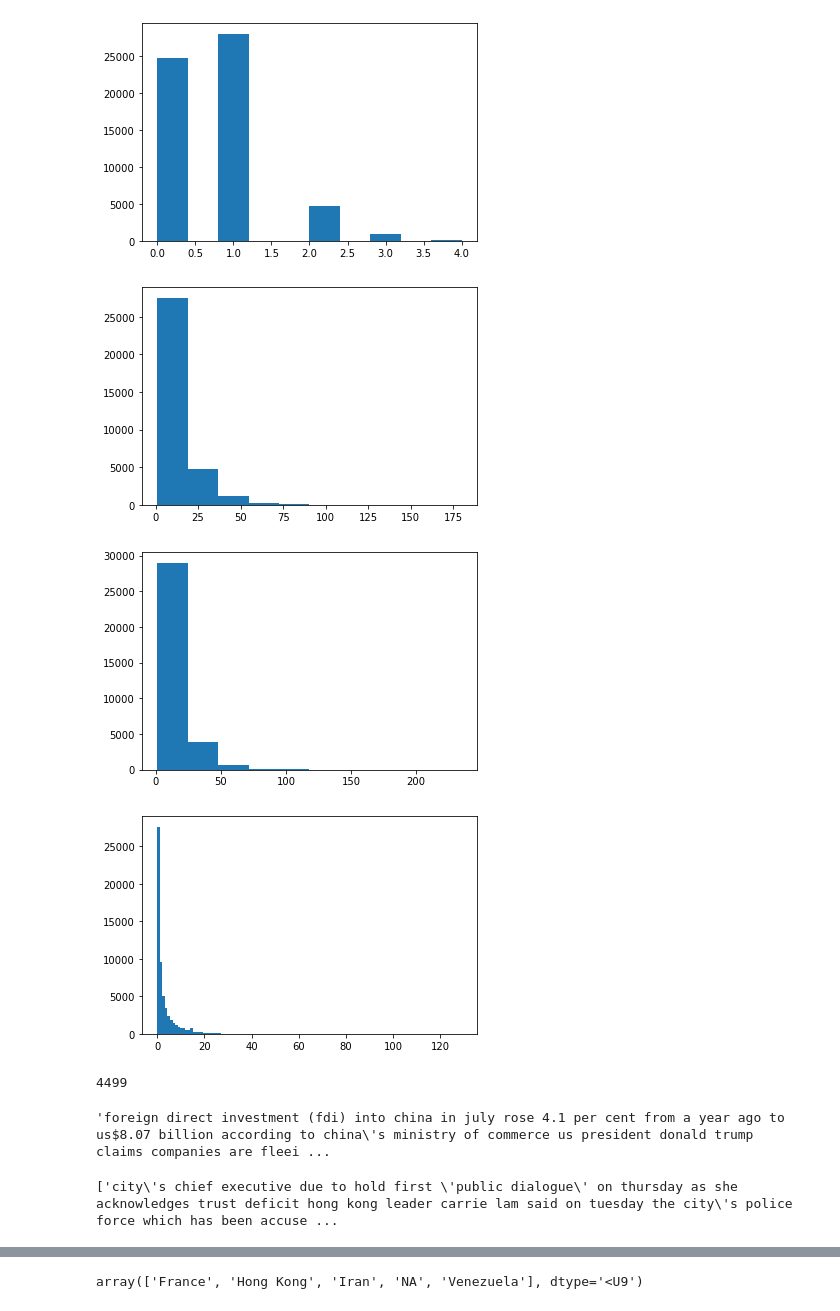
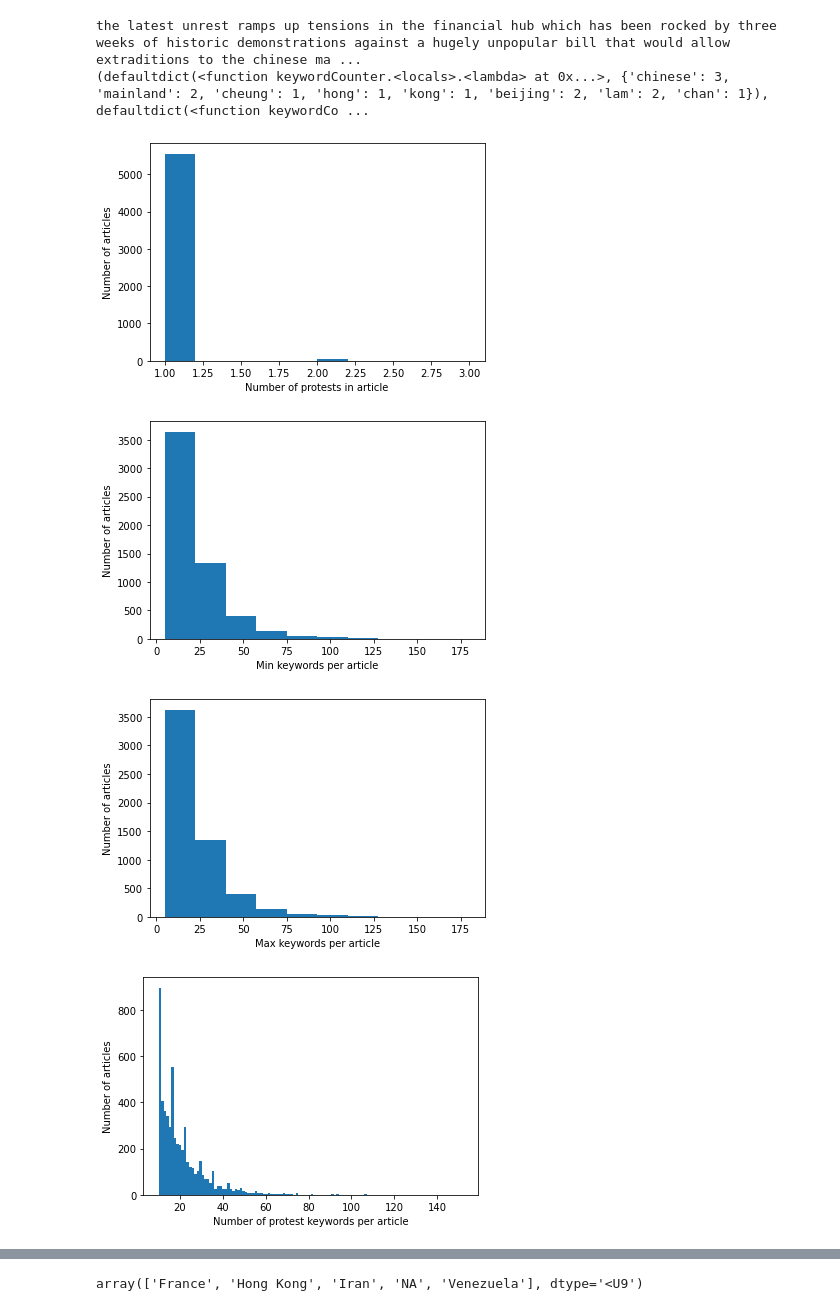
Before and after one commit to FelixLabelle/data_cleaner, a Jupyter notebook: data_filter_v2.ipynb, the cells around one changed output, grey strips where cells are left out. Saved outputs shown, nothing was run; the diff lists cells and outputs as text; code cells hidden in the pictures.

```diff
--- a/data_filter_v2.ipynb
+++ b/data_filter_v2.ipynb
@@ -109,0 +145,26 @@ kw_counts[0]
+# %%
+def minKeywordFilter(kw_counts , label_threshold, protest_threshold, logic = "gt"):
+    _, label_counts, protest_kw_count =kw_counts
+    if label_counts:
+        label_count = min([val for _,val in label_counts.items()])
+        if logic == "gt":
+            return label_count >= label_threshold and protest_kw_count >= protest_threshold
+        elif logic == "label_lt":
+            return label_count < label_threshold and protest_kw_count >= protest_threshold
+        elif logic == "protest_lt":
+            return label_count >= label_threshold and protest_kw_count < protest_threshold
+    else:
+        return False
+
+LABEL_THRESHOLD = 5
+PROTEST_THRESHOLD = 10
+PROTEST_LOWER_BOUND = 2
+LABEL_LOWER_BOUND = 2
+article_tuples = list(zip(unfiltered_articles, processed_articles, kw_counts))
+kw_filtered_articles = [article_tuple for article_tuple in article_tuples if minKeywordFilter(article_tuple[2], LABEL_THRESHOLD, PROTEST_THRESHOLD)]
+removed_articles = [article_tuple for article_tuple in article_tuples if not minKeywordFilter(article_tuple[2], LABEL_THRESHOLD, PROTEST_THRESHOLD)]
+low_riot_articles = [article_tuple for article_tuple in article_tuples if minKeywordFilter(article_tuple[2], LABEL_THRESHOLD, PROTEST_LOWER_BOUND, logic="protest_lt")]
+low_label_articles = [article_tuple for article_tuple in article_tuples if minKeywordFilter(article_tuple[2], LABEL_LOWER_BOUND, PROTEST_THRESHOLD, logic="label_lt")]
+raw_filtered_texts = [article[0]['body'] for article in kw_filtered_articles]
+raw_filtered_kw = [article[2] for article in kw_filtered_articles]
+print("There are {} filtered articles, {} articles with low riot content, {} articles with few labels".format(len(kw_filtered_articles), len(low_riot_articles), len(low_label_articles)))
@@ -110,25 +193,45 @@ kw_counts[0]
+# %%
+from random import sample
+
+sampled_articles = sample(kw_filtered_articles, k=20)
+sampled_articles = [" ".join(sampled_article[1]) for sampled_article in sampled_articles]
+print(sampled_articles[0])
+print(keywordCounter(preprocess_text(sampled_articles[0], stem=False), protest_specific_key_words, protest_key_words))
+# %% [output]
+the latest unrest ramps up tensions in the financial hub which has been rocked by three weeks of historic demonstrations against a hugely unpopular bill that would allow extraditions to the chinese ma ...
+(defaultdict(<function keywordCounter.<locals>.<lambda> at 0x...>, {'chinese': 3, 'mainland': 2, 'cheung': 1, 'hong': 1, 'kong': 1, 'beijing': 2, 'lam': 2, 'chan': 1}), defaultdict(<function keywordCo ...
 # %%
 import matplotlib.pyplot as plt
 
-num_protests_per_article = [len(label_count) for kw_count, label_count, _ in kw_counts]
-min_kw_per_article = [min([val for _,val in label_count.items()]) for _, label_count, _ in kw_counts if label_count]
-max_kw_per_article = [max([val for _,val in label_count.items()]) for _, label_count, _ in kw_counts if label_count]
-protest_kws_counts = [protest_count for _, _, protest_count in kw_counts]
+filtered_kw_counts = [kw_count for _,_,kw_count in kw_filtered_articles]
+num_protests_per_article = [len(label_count) for kw_count, label_count, _ in filtered_kw_counts]
+min_kw_per_article = [min([val for _,val in label_count.items()]) for _, label_count, _ in filtered_kw_counts if label_count]
+max_kw_per_article = [max([val for _,val in label_count.items()]) for _, label_count, _ in filtered_kw_counts if label_count]
+protest_kws_counts = [protest_count for _, _, protest_count in filtered_kw_counts]
 #min_kw_per_article = [min([val for _,val in label_count]) for _, label_count in kw_counts]
 
+
 plt.hist(num_protests_per_article)
+plt.xlabel("Number of protests in article")
+plt.ylabel("Number of articles")
 plt.show()
 
 plt.hist(min_kw_per_article)
+plt.xlabel("Min keywords per article")
+plt.ylabel("Number of articles")
 plt.show()
 
 plt.hist(max_kw_per_article)
+plt.xlabel("Max keywords per article")
+plt.ylabel("Number of articles")
 plt.show()
 
 plt.hist(protest_kws_counts, bins=120)
+plt.xlabel("Number of protest keywords per article")
+plt.ylabel("Number of articles")
 plt.show()
 # %% [output]
-[figure, old version]
+[figure, new version]
-[figure, old version]
+[figure, new version]
-[figure, old version]
+[figure, new version]
-[figure, old version]
+[figure, new version]
@@ -150,17 +237,0 @@ raw_filtered_kw = [article[2] for article in kw_filtered_articles]
-# %%
-len(kw_filtered_articles)
-# %% [output]
-4499
-# %%
-from random import sample
-
-sampled_articles = sample(kw_filtered_articles, k=20)
-sampled_articles = [" ".join(sampled_article[1]) for sampled_article in sampled_articles]
-sampled_articles[0]
-# %% [output]
-'foreign direct investment (fdi) into china in july rose 4.1 per cent from a year ago to us$8.07 billion according to china\'s ministry of commerce us president donald trump claims companies are fleei ...
-# %%
-samp_article = sample(sampled_articles,k=1)
-samp_article
-# %% [output]
-['city\'s chief executive due to hold first \'public dialogue\' on thursday as she acknowledges trust deficit hong kong leader carrie lam said on tuesday the city\'s police force which has been accuse ...
```
Also changed, not shown: parts of 31 cells of this notebook, 3 other files.
